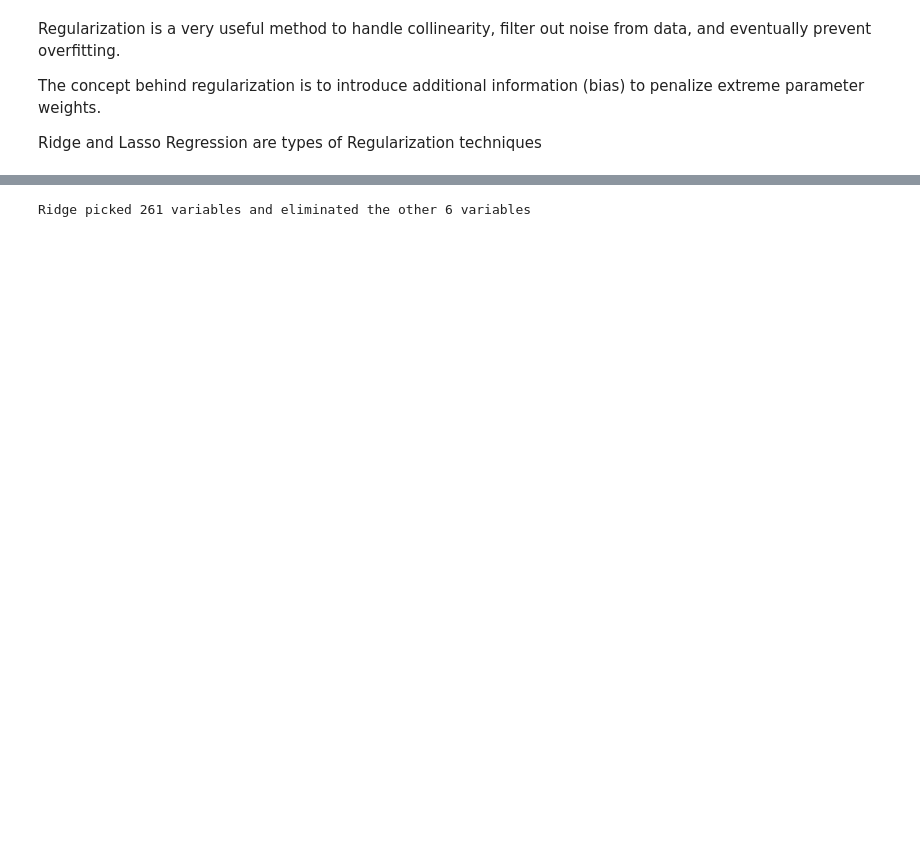
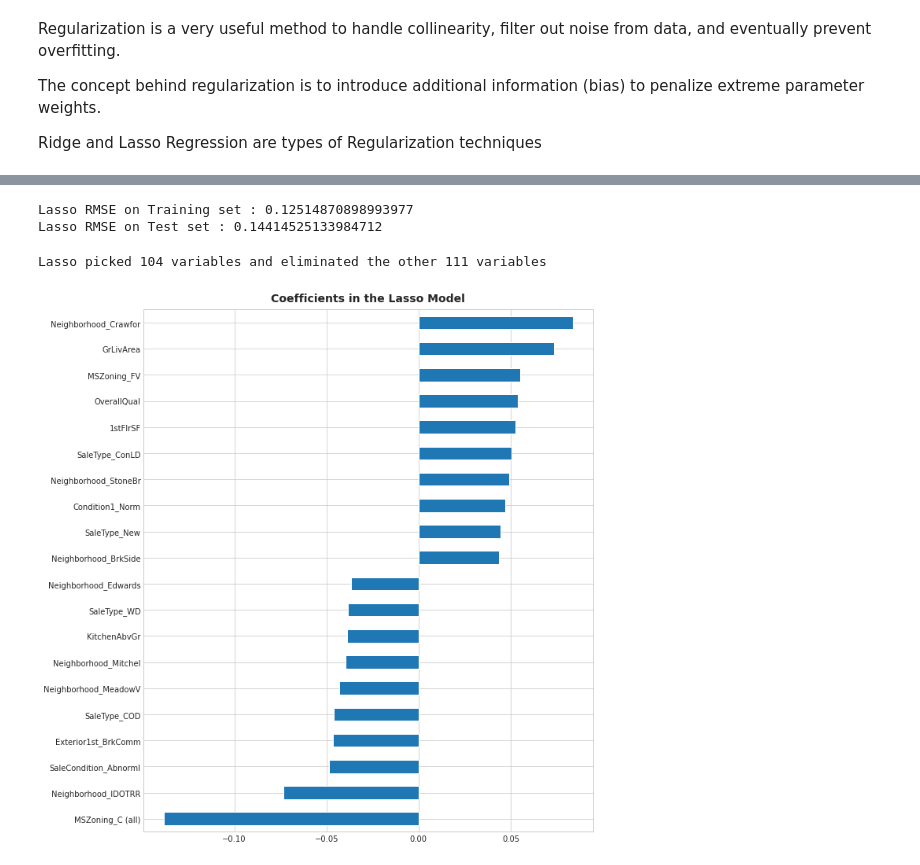
Before and after one commit to wrzdylan/HousingPrice, a Jupyter notebook: feature_selection.ipynb, the cells around one changed output, grey strips where cells are left out. Drawn from its saved outputs; the diff is of its cells as text; code cells hidden in the pictures; blank space fills up the shorter version.

```diff
--- a/feature_selection.ipynb
+++ b/feature_selection.ipynb
@@ -1,9 +1,25 @@
 # %%
+import warnings
 import pandas as pd
 import numpy as np
 import matplotlib.pyplot as plt
 import seaborn as sns
 from sklearn.model_selection import train_test_split
+
+# Set Matplotlib defaults
+plt.style.use("seaborn-whitegrid")
+plt.rc("figure", autolayout=True)
+plt.rc(
+    "axes",
+    labelweight="bold",
+    labelsize="large",
+    titleweight="bold",
+    titlesize=14,
+    titlepad=10,
+)
+
+# Mute warnings
+warnings.filterwarnings('ignore')
 # %%
 df = pd.read_feather('./dataset/cleaned_train.feather')
 df.head()
@@ -210,4 +322,4 @@ y_test_rdg = ridge.predict(X_test)
 # %%
-coef = pd.Series(ridge.coef_, index=X_train.columns)
+coef_rdg = pd.Series(ridge.coef_, index=X_train.columns)
 
-print("Ridge picked " + str(sum(coef != 0)) + " variables and eliminated the other " +  str(sum(coef == 0)) + " variables")
+print("Ridge picked " + str(sum(coef_rdg != 0)) + " variables and eliminated the other " +  str(sum(coef_rdg == 0)) + " variables")
@@ -241,6 +359,23 @@ from sklearn.preprocessing import StandardScaler, RobustScaler
+# %%
+lasso = LassoCV(alphas = [1, 0.1, 0.001, 0.0005]).fit(X_train, y_train)
+
+print("Lasso RMSE on Training set :", rmse_CV(lasso, X_train, y_train).mean())
+print("Lasso RMSE on Test set :", rmse_CV(lasso, X_test, y_test).mean())
+# %% [output]
+Lasso RMSE on Training set : 0.12514870898993977
+Lasso RMSE on Test set : 0.14414525133984712
 # %%
-coef = pd.Series(ridge.coef_, index=X_train.columns)
+coef_lasso = pd.Series(lasso.coef_, index=X_train.columns)
 
-print("Ridge picked " + str(sum(coef != 0)) + " variables and eliminated the other " +  str(sum(coef == 0)) + " variables")
+print("Lasso picked " + str(sum(coef_lasso != 0)) + " variables and eliminated the other " +  str(sum(coef_lasso == 0)) + " variables")
 # %% [output]
-Ridge picked 261 variables and eliminated the other 6 variables
+Lasso picked 104 variables and eliminated the other 111 variables
+# %%
+imp_coef = pd.concat([coef.sort_values().head(10),
+                     coef.sort_values().tail(10)])
+# %%
+plt.figure(figsize=(10,10))
+imp_coef.plot(kind = "barh")
+plt.title("Coefficients in the Lasso Model");
+# %% [output]
+[figure, added]
```
Also changed, not shown: parts of 46 cells of this notebook, 4 other files.
